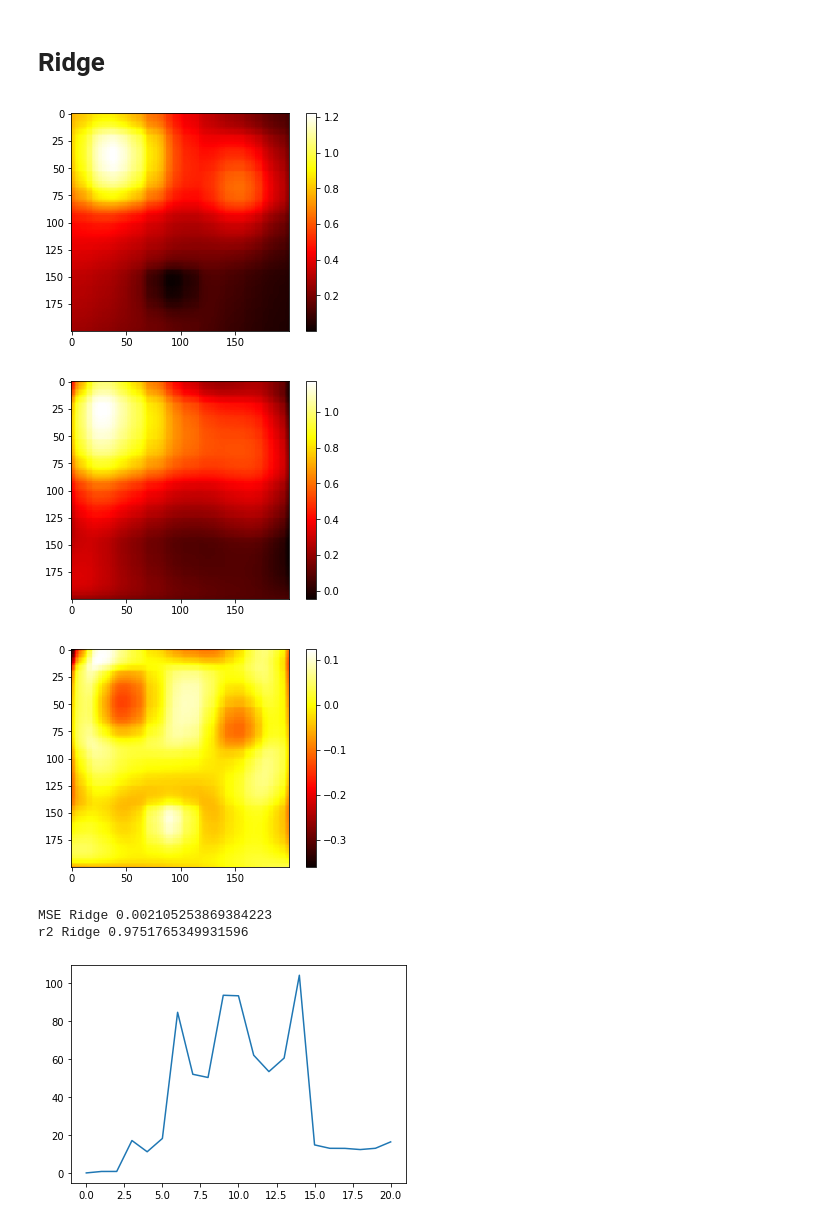
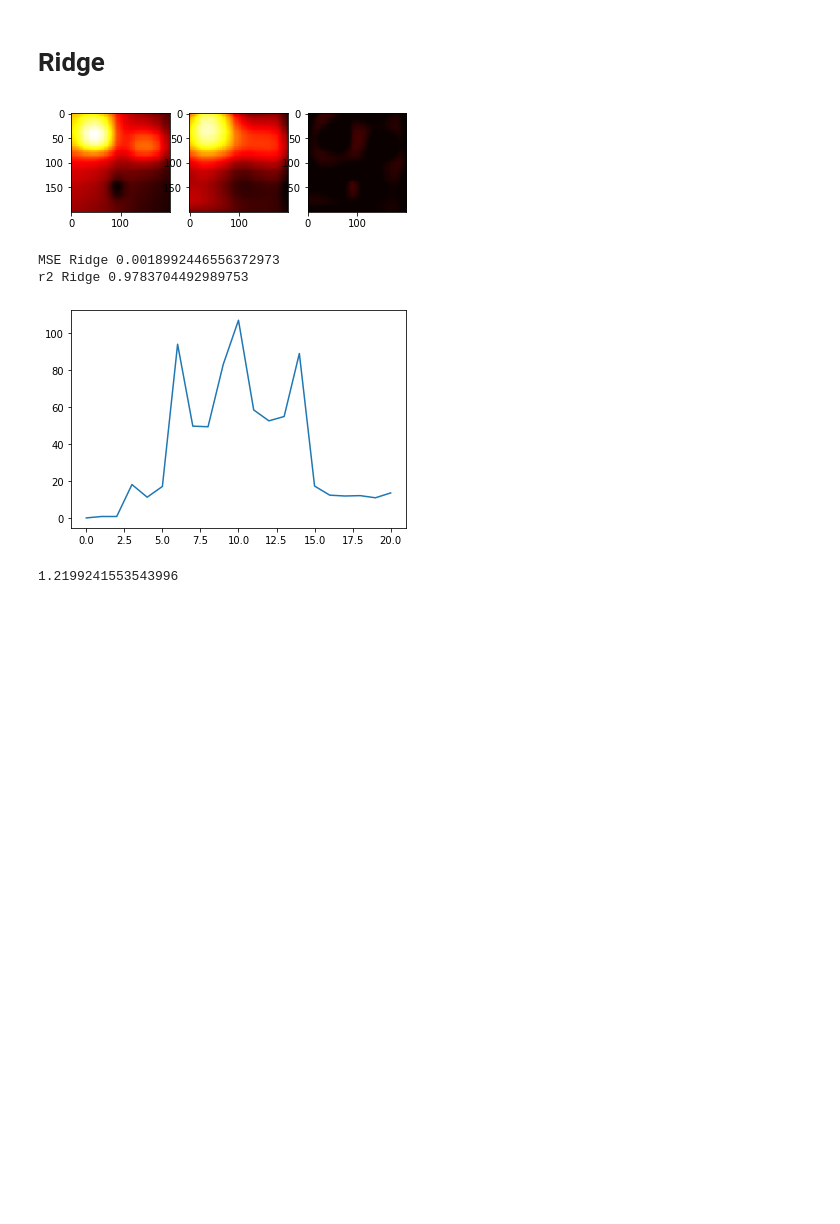
Before and after one commit to sigmunsl/FYS-STK4155, a Jupyter notebook: projects/Project1/Main.ipynb, the cells around one changed output. Cells and saved outputs as stored; diff of their text form; code cells hidden in the pictures; blank space fills up the shorter version.

```diff
--- a/projects/Project1/Main.ipynb
+++ b/projects/Project1/Main.ipynb
@@ -81,44 +78,41 @@ r2 OLS 0.9751765349931596
 # Ridge
 # %%
 _lambda            = 10e-04
-beta_ridge         = fx.RidgeRegression(design,np.ravel(frank),_lambda)
-frank_pred_ridge   = design @ beta_ols
-
-pred_ridge         = frank_pred.reshape((int(len(frank_pred)/n_x),n_x))
+beta_ridge, frank_pred_ridge   = fx.RidgeRegression(design,np.ravel(frank),design,_lambda)
 
 
-plt.imshow(frank, label='test',cmap='hot')
-plt.colorbar()
-plt.show()
+pred_ridge         = frank_pred_ridge.reshape((int(len(frank_pred)/n_x),n_x))
+
+plt.subplot(131)
+plt.imshow(frank, label='test',cmap='hot',vmin=np.min(frank), vmax=np.max(frank))
 
 
-plt.imshow(pred_ridge, label='pred',cmap='hot')
-plt.colorbar()
-plt.show()
+plt.subplot(132)
+plt.imshow(pred_ridge, label='pred',cmap='hot',vmin=np.min(frank), vmax=np.max(frank))
 
-plt.imshow(pred_ridge-frank, label='differance',cmap='hot')
-plt.colorbar()
+
+plt.subplot(133)
+plt.imshow(pred_ridge-frank, label='differance',cmap='hot',vmin=np.min(frank), vmax=np.max(frank))
+
 plt.show()
 
 # mean squared error
 mse_ridge   = fx.MSE(frank,pred_ridge)
 print('MSE Ridge', mse_ridge)
 
 # R2 score
 r2_ridge    = fx.R2Score(frank,pred_ridge)
 print('r2 Ridge', r2_ridge)
 
 # variance beta
 var_ridge   = fx.VarianceBeta(design,_lambda)
 plt.plot(var_ridge)
 plt.show()
 # %% [output]
-[figure, old version]
+[figure, new version]
+MSE Ridge 0.0018992446556372973
+r2 Ridge 0.9783704492989753
-[figure, old version]
+[figure, new version]
-[figure, removed]
-MSE Ridge 0.002105253869384223
-r2 Ridge 0.9751765349931596
-[figure, removed]
 # %%
 x_train, x_test, frank_train, frank_test = sklm.train_test_split(design,np.ravel(frank))
 
@@ -132,3 +126,7 @@ plt.plot(np.sort(frank_test), label='test')
 plt.plot(np.sort(frank_pred), label='pred')
 plt.legend()
 plt.show()
+# %%
+np.max(frank)
+# %% [output]
+1.2199241553543996
```
Also changed, not shown: parts of 1 cell of this notebook.
